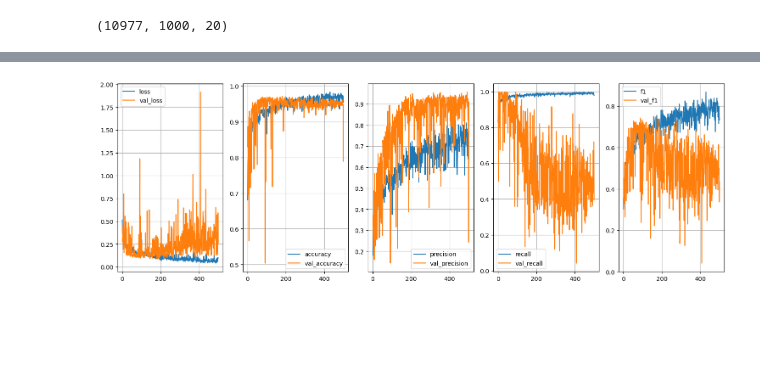
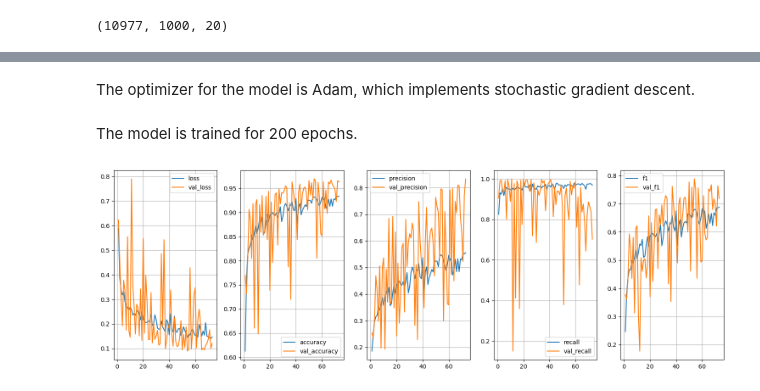
Before and after one commit to aroradev314/ecg-classification, a Jupyter notebook: CNN_using_CWT.ipynb, the cells around one changed output, grey strips where cells are left out. Saved outputs shown, nothing was run; the diff lists cells and outputs as text; code cells hidden in the pictures; blank space fills up the shorter version.

```diff
--- a/CNN_using_CWT.ipynb
+++ b/CNN_using_CWT.ipynb
@@ -97,5 +116,4 @@ metrics=['accuracy',
 tf.random.set_seed(42)
 
 inputDroppedPercent = 20 # during training, 20 percent of the inputs (to the dropout layer) are randomly dropped
-dropoutLayer = layers.Dropout(inputDroppedPercent / 100)
-sectionRepeat = 3
+sectionRepeat = 6 # 3 "sections" of layers (described below) are trained
@@ -138,8 +166,10 @@ model.add(layers.Dense(1, activation='sigmoid'))
 # create a checkpoint for the best val
 
 currentDirectory = os.getcwd()
-f1FileName = 'best_f1.hdf5' # model weights are stored in hdf5 file
-accuracyFileName = 'best_accuracy.hdf5'
+f1FileName = 'weights-improvement-{epoch:02d}-val_f1-{val_f1:.2f}.hdf5'
+accuracyFileName = 'weights-improvement-{epoch:02d}-val_accuracy-{val_accuracy:.2f}.hdf5'
+
+# model weights are stored in hdf5 file
 
 f1File = os.path.join(currentDirectory, 'ckpt', f1FileName)
 accuracyFile = os.path.join(currentDirectory, 'ckpt', accuracyFileName)
@@ -150,24 +180,28 @@ f1Checkpoint = callbacks.ModelCheckpoint(filepath=f1File,
                                        mode='max', #save when the f1 score is the highest
                                        save_best_only=True,
                                       )
-accuracyCheckpoint = callbacks.ModelCheckpoint(filepath=f1File,
+accuracyCheckpoint = callbacks.ModelCheckpoint(filepath=accuracyFile,
                                        save_weights_only=True,
                                        monitor='val_accuracy',
                                        mode='max', #save when the accuracy is the highest
                                        save_best_only=True,
                                       )
+# %% [markdown]
+The optimizer for the model is Adam, which implements stochastic gradient descent.
 # %%
 model.compile(
     optimizer='adam', loss=sigmoidLoss,
  metrics=metrics)
+# %% [markdown]
+The model is trained for 200 epochs.
 # %%
 history = model.fit(
     trainTransform, trainDiagnostic,
-    epochs=500,
+    epochs=200,
     validation_data=(validateTransform, validateDiagnostic),
     class_weight=class_weights,
-    callbacks=[plot_learning_callback.PlotLearning(), f1Checkpoint],
-    batch_size=32
+    callbacks=[plot_learning_callback.PlotLearning(), f1Checkpoint, accuracyCheckpoint],
+    batch_size=64
 )
 # %% [output]
-[figure, old version]
+[figure, new version]
```
Also changed, not shown: parts of 43 cells of this notebook, 2 other files.
